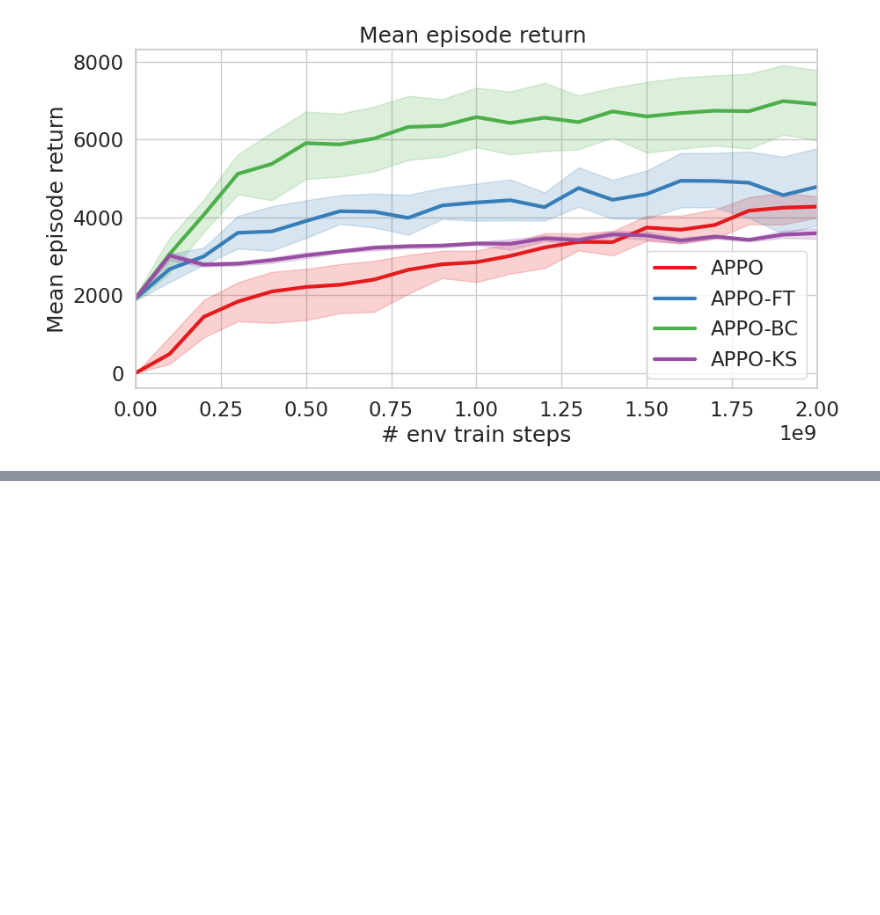
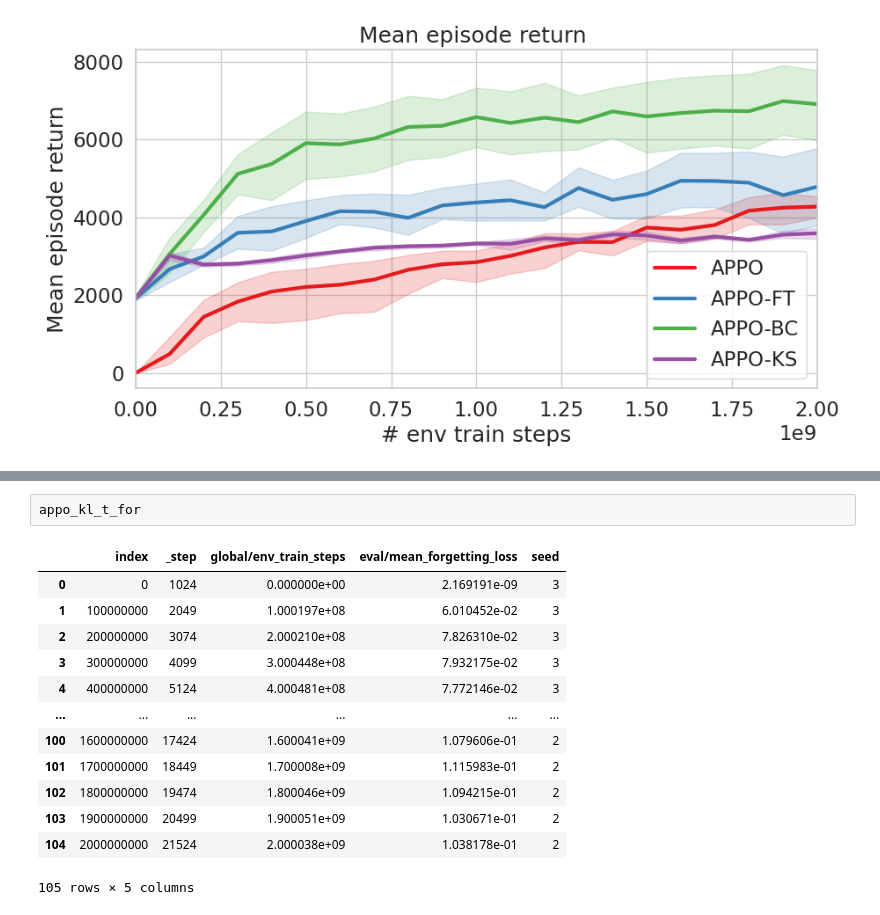
Before and after one commit to BartekCupial/dungeonsdata-neurips2022, a Jupyter notebook: experiment_code/notebooks/plots.ipynb, the cells around one changed output, grey strips where cells are left out. Saved outputs shown, nothing was run; the diff lists cells and outputs as text; blank space fills up the shorter version.

```diff
--- a/experiment_code/notebooks/plots.ipynb
+++ b/experiment_code/notebooks/plots.ipynb
@@ -132,0 +171,16 @@ plt.show(fig)
+# %%
+appo_kl_t_for
+# %% [output]
+|  | index | _step | global/env_train_steps | eval/mean_forgetting_loss | seed |
+| 0 | 0 | 1024 | 0.000000e+00 | 2.169191e-09 | 3 |
+| 1 | 100000000 | 2049 | 1.000197e+08 | 6.010452e-02 | 3 |
+| 2 | 200000000 | 3074 | 2.000210e+08 | 7.826310e-02 | 3 |
+| 3 | 300000000 | 4099 | 3.000448e+08 | 7.932175e-02 | 3 |
+| 4 | 400000000 | 5124 | 4.000481e+08 | 7.772146e-02 | 3 |
+| ... | ... | ... | ... | ... | ... |
+| 100 | 1600000000 | 17424 | 1.600041e+09 | 1.079606e-01 | 2 |
+| 101 | 1700000000 | 18449 | 1.700008e+09 | 1.115983e-01 | 2 |
+| 102 | 1800000000 | 19474 | 1.800046e+09 | 1.094215e-01 | 2 |
+| 103 | 1900000000 | 20499 | 1.900051e+09 | 1.030671e-01 | 2 |
+| 104 | 2000000000 | 21524 | 2.000038e+09 | 1.038178e-01 | 2 |
+105 rows × 5 columns
```
Also changed, not shown: parts of 11 cells of this notebook.
